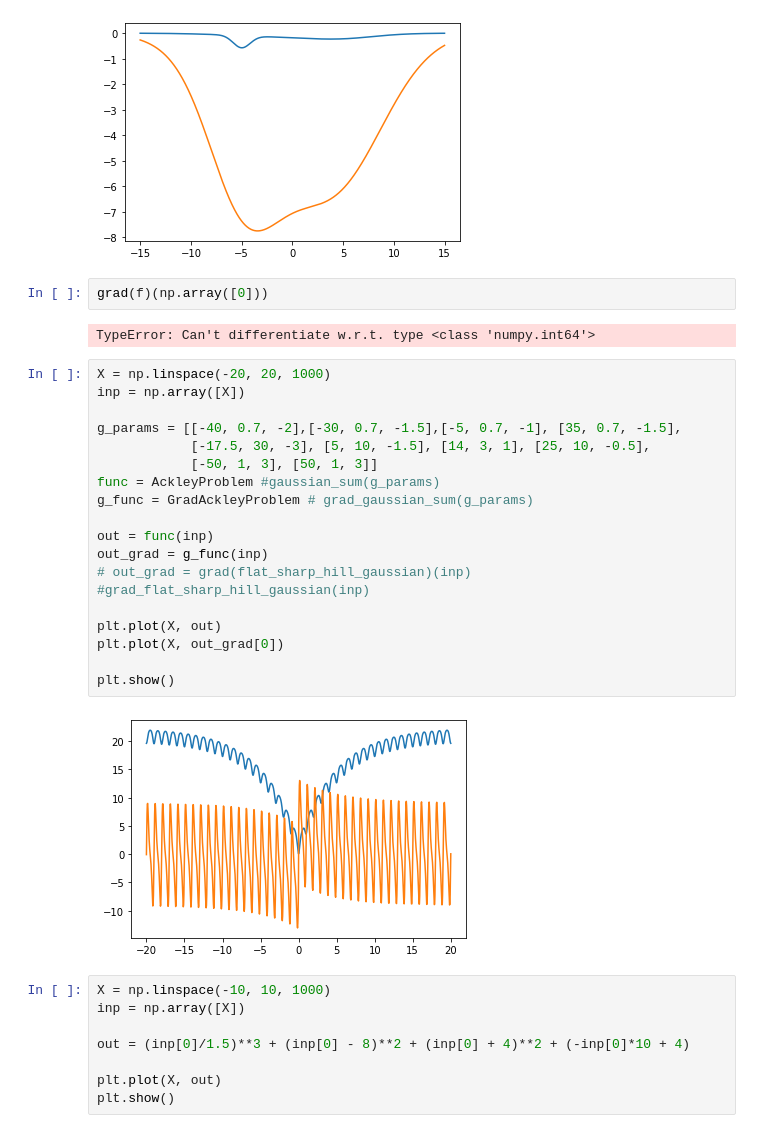
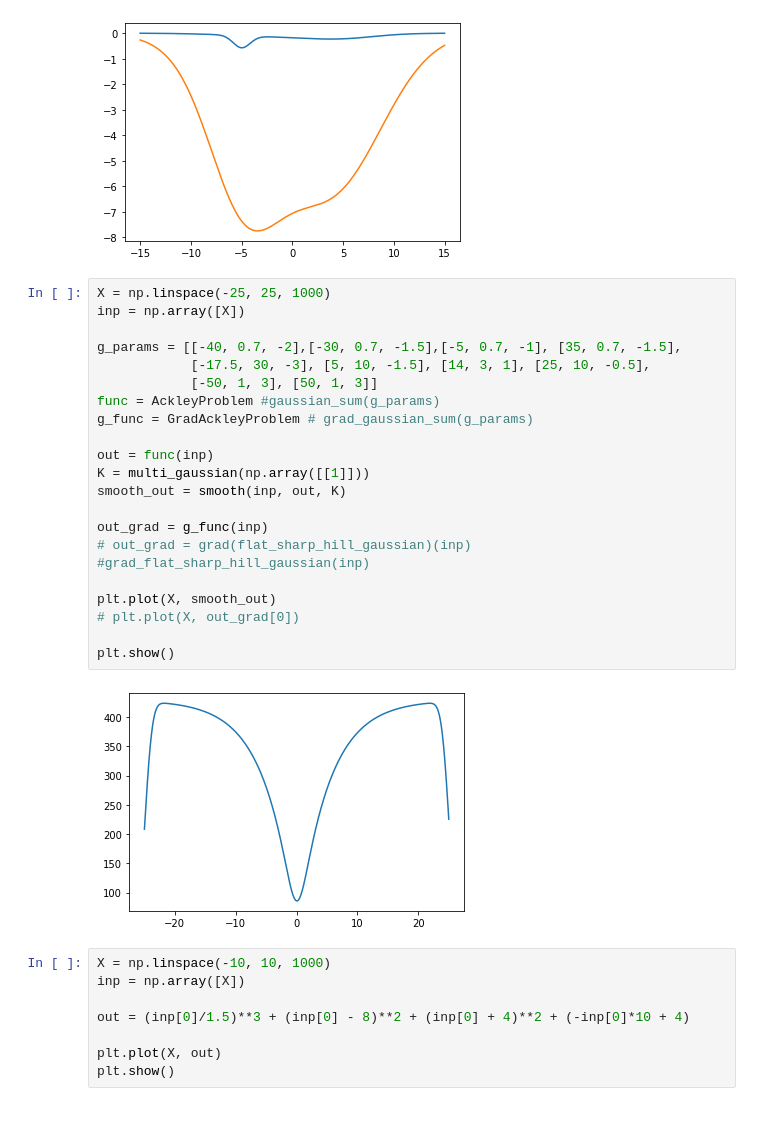
Before and after one commit to daniellengyel/shallow_minima, a Jupyter notebook: Different Functions.ipynb, the cells around one changed output. Saved outputs shown, nothing was run; the diff lists cells and outputs as text.

```diff
--- a/Different Functions.ipynb
+++ b/Different Functions.ipynb
@@ -33,30 +33,29 @@ plt.plot(X, smooth_out)
 plt.show()
 # %% [output]
 [figure]
-# %%
-grad(f)(np.array([0]))
-# %% [output]
-TypeError: Can't differentiate w.r.t. type <class 'numpy.int64'>
 # %%
-X = np.linspace(-20, 20, 1000)
+X = np.linspace(-25, 25, 1000)
 inp = np.array([X])
 
 g_params = [[-40, 0.7, -2],[-30, 0.7, -1.5],[-5, 0.7, -1], [35, 0.7, -1.5],
             [-17.5, 30, -3], [5, 10, -1.5], [14, 3, 1], [25, 10, -0.5],
             [-50, 1, 3], [50, 1, 3]]
 func = AckleyProblem #gaussian_sum(g_params)
 g_func = GradAckleyProblem # grad_gaussian_sum(g_params)
 
 out = func(inp)
+K = multi_gaussian(np.array([[1]]))
+smooth_out = smooth(inp, out, K)
+
 out_grad = g_func(inp)
 # out_grad = grad(flat_sharp_hill_gaussian)(inp) #grad_flat_sharp_hill_gaussian(inp)
 
-plt.plot(X, out)
-plt.plot(X, out_grad[0])
+plt.plot(X, smooth_out)
+# plt.plot(X, out_grad[0])
 
 plt.show()
 # %% [output]
-[figure, old version]
+[figure, new version]
 # %%
 X = np.linspace(-10, 10, 1000)
 inp = np.array([X])
```
Also changed, not shown: 3 other files.
